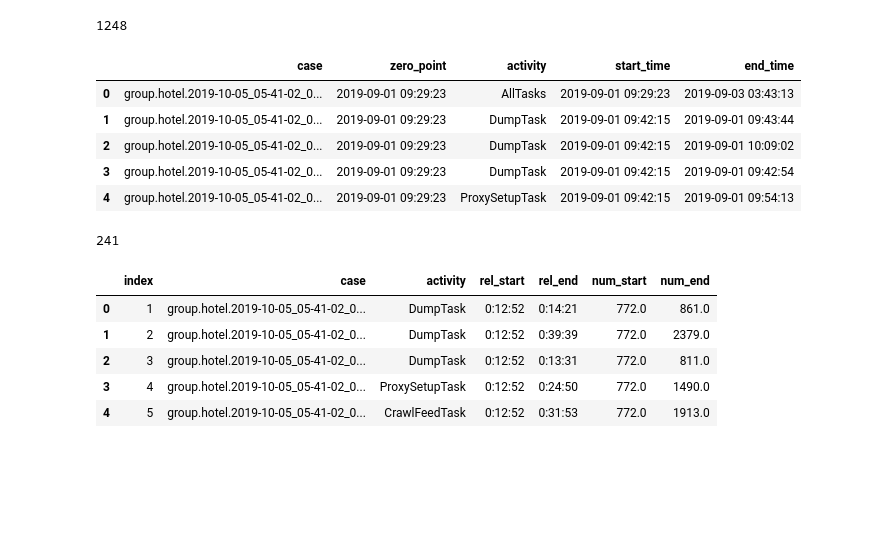
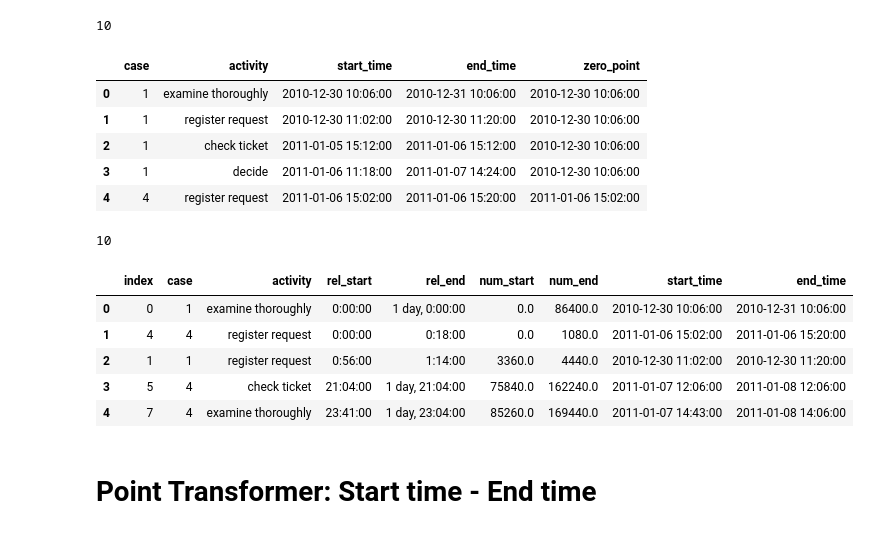
Before and after one commit to andreamalhera/perfSky, a Jupyter notebook: notebooks/pointTransformer.ipynb, the cells around one changed output. Cells and saved outputs as stored; diff of their text form; code cells hidden in the pictures; blank space fills up the shorter version.

```diff
--- a/notebooks/pointTransformer.ipynb
+++ b/notebooks/pointTransformer.ipynb
@@ -5,11 +5,12 @@ import datetime
 # %%
 csv_list = []
 appended = pd.DataFrame()
-LUIGI_LOG_PATH='/usr/local/trustyou/home/andream/nfs/processmining/minilogs/'
-#LUIGI_LOG_PATH = '/usr/local/trustyou/home/andream/nfs/processmining/minilogs/daily/logs/'
+LUIGI_LOG_PATH='/usr/local/trustyou/home/andream/nfs/processmining/'
+#LUIGI_LOG_PATH = '/usr/local/trustyou/home/andream/nfs/processmining/minilogs/daily/'
 #LUIGI_LOG_PATH = '/usr/local/trustyou/home/andream/nfs/processmining/minilogs/table-precomp/logs/tch/'
 for filename in os.listdir(LUIGI_LOG_PATH):
-    if filename.endswith('.csv') and filename.startswith('catts'):
+    if filename.endswith('.csv') and filename.startswith('catts_semicolon-running-example-just-two-cases.csv'):
+    #if filename.endswith('.csv') and filename.startswith('catts_daily.2019-09-.csv'):
         log_path = LUIGI_LOG_PATH+'/'+filename
         csv_list.append(filename)
         print('Preprocessing... ',log_path)
@@ -19,6 +20,12 @@ for filename in os.listdir(LUIGI_LOG_PATH):
 #appended_df
 csv_list.sort()
 print(csv_list)
+
+#appended_df.to_datetime(start_time, format="%Y-%m-%d:%H:%M:%S").sort_values()
+appended['start_time'] = pd.to_datetime(appended['start_time'], format="%Y-%m-%d %H:%M:%S").sort_values()
+appended['end_time'] = pd.to_datetime(appended['end_time'], format="%Y-%m-%d %H:%M:%S").sort_values()
+appended = appended.sort_values(by=['start_time'], ascending=True)
+
 print(len(appended))
 appended.head()
 # %% [output]
@@ -49,0 +41,9 @@ appended.tail()
+# %%
+def get_zero_points(group):
+    group['zero_point'] = group['start_time'].min()
+    return group
+# %%
+print(appended['start_time'].min(), appended['end_time'].max())
+grouped = appended.groupby(['case'])
+grouped = grouped.apply(get_zero_points)
+grouped.head()
@@ -69,48 +70,50 @@ See the caveats in the documentation: http://pandas.pydata.org/pandas-docs/stabl
 # %%
 #tt = pd.merge(start_df, end_df, on=['task_call', 'source_file'], how='outer')
 
-appended = pd.merge(zero_points, appended, on = ['case'], how = 'inner')
+appended = pd.merge(grouped, appended, on = ['case', 'activity', 'start_time', 'end_time'], how = 'inner')
 print(len(appended))
 appended.head()
 # %% [output]
-1248
+10
-|  | case | zero_point | activity | start_time | end_time |
-| 0 | group.hotel.2019-10-05_05-41-02_0... | 2019-09-01 09:29:23 | AllTasks | 2019-09-01 09:29:23 | 2019-09-03 03:43:13 |
-| 1 | group.hotel.2019-10-05_05-41-02_0... | 2019-09-01 09:29:23 | DumpTask | 2019-09-01 09:42:15 | 2019-09-01 09:43:44 |
-| 2 | group.hotel.2019-10-05_05-41-02_0... | 2019-09-01 09:29:23 | DumpTask | 2019-09-01 09:42:15 | 2019-09-01 10:09:02 |
-| 3 | group.hotel.2019-10-05_05-41-02_0... | 2019-09-01 09:29:23 | DumpTask | 2019-09-01 09:42:15 | 2019-09-01 09:42:54 |
-| 4 | group.hotel.2019-10-05_05-41-02_0... | 2019-09-01 09:29:23 | ProxySetupTask | 2019-09-01 09:42:15 | 2019-09-01 09:54:13 |
+|  | case | activity | start_time | end_time | zero_point |
+| 0 | 1 | examine thoroughly | 2010-12-30 10:06:00 | 2010-12-31 10:06:00 | 2010-12-30 10:06:00 |
+| 1 | 1 | register request | 2010-12-30 11:02:00 | 2010-12-30 11:20:00 | 2010-12-30 10:06:00 |
+| 2 | 1 | check ticket | 2011-01-05 15:12:00 | 2011-01-06 15:12:00 | 2010-12-30 10:06:00 |
+| 3 | 1 | decide | 2011-01-06 11:18:00 | 2011-01-07 14:24:00 | 2010-12-30 10:06:00 |
+| 4 | 4 | register request | 2011-01-06 15:02:00 | 2011-01-06 15:20:00 | 2011-01-06 15:02:00 |
 # %%
-excluding = ['AllTasks', 'CrawlTask', 'ExtractTask']
-
+#excluding = ['AllTasks', 'CrawlTask', 'ExtractTask']
+excluding = ['AllTasks']
 exclusive = appended.copy()
 exclusive['rel_start'] = exclusive.apply(lambda row:
                                        str(get_duration(str(row['zero_point']),
                                                         str(row['start_time']))), axis=1)
 exclusive['rel_end'] = exclusive.apply(lambda row:
                                        str(get_duration(str(row['zero_point']),
                                                         str(row['end_time']))), axis=1)
 #list(pd.to_timedelta(x, errors="coerce").dt.total_seconds())
 
 exclusive['num_start']= list(pd.to_timedelta(exclusive['rel_start'], errors="coerce").dt.total_seconds ())
 exclusive['num_end']= list(pd.to_timedelta(exclusive['rel_end'], errors="coerce").dt.total_seconds ())
 
 #appended.apply(lambda row: row['rel_start'], axis=1)
 #appended['num_end']= appended.apply(lambda row: (row['rel_end'].total_seconds())/60/60, axis=1)
 
-exclusive = exclusive[['case', 'activity','rel_start', 'rel_end', 'num_start', 'num_end']]
+exclusive = exclusive[['case', 'activity','rel_start', 'rel_end', 'num_start', 'num_end', 'start_time', 'end_time']]
 
 exclusive = exclusive.sort_values(by=['num_start'], ascending=True)
 exclusive = exclusive[~exclusive['activity'].isin(excluding)].reset_index()
 #exclusive = exclusive.head(100)
 print(len(exclusive))
 exclusive.head()
 # %% [output]
-241
+10
-|  | index | case | activity | rel_start | rel_end | num_start | num_end |
-| 0 | 1 | group.hotel.2019-10-05_05-41-02_0... | DumpTask | 0:12:52 | 0:14:21 | 772.0 | 861.0 |
-| 1 | 2 | group.hotel.2019-10-05_05-41-02_0... | DumpTask | 0:12:52 | 0:39:39 | 772.0 | 2379.0 |
-| 2 | 3 | group.hotel.2019-10-05_05-41-02_0... | DumpTask | 0:12:52 | 0:13:31 | 772.0 | 811.0 |
-| 3 | 4 | group.hotel.2019-10-05_05-41-02_0... | ProxySetupTask | 0:12:52 | 0:24:50 | 772.0 | 1490.0 |
-| 4 | 5 | group.hotel.2019-10-05_05-41-02_0... | CrawlFeedTask | 0:12:52 | 0:31:53 | 772.0 | 1913.0 |
+|  | index | case | activity | rel_start | rel_end | num_start | num_end | start_time | end_time |
+| 0 | 0 | 1 | examine thoroughly | 0:00:00 | 1 day, 0:00:00 | 0.0 | 86400.0 | 2010-12-30 10:06:00 | 2010-12-31 10:06:00 |
+| 1 | 4 | 4 | register request | 0:00:00 | 0:18:00 | 0.0 | 1080.0 | 2011-01-06 15:02:00 | 2011-01-06 15:20:00 |
+| 2 | 1 | 1 | register request | 0:56:00 | 1:14:00 | 3360.0 | 4440.0 | 2010-12-30 11:02:00 | 2010-12-30 11:20:00 |
+| 3 | 5 | 4 | check ticket | 21:04:00 | 1 day, 21:04:00 | 75840.0 | 162240.0 | 2011-01-07 12:06:00 | 2011-01-08 12:06:00 |
+| 4 | 7 | 4 | examine thoroughly | 23:41:00 | 1 day, 23:04:00 | 85260.0 | 169440.0 | 2011-01-07 14:43:00 | 2011-01-08 14:06:00 |
+# %% [markdown]
+# Point Transformer: Start time - End time
 # %%
```
Also changed, not shown: parts of 26 cells of this notebook, 2 other files.
